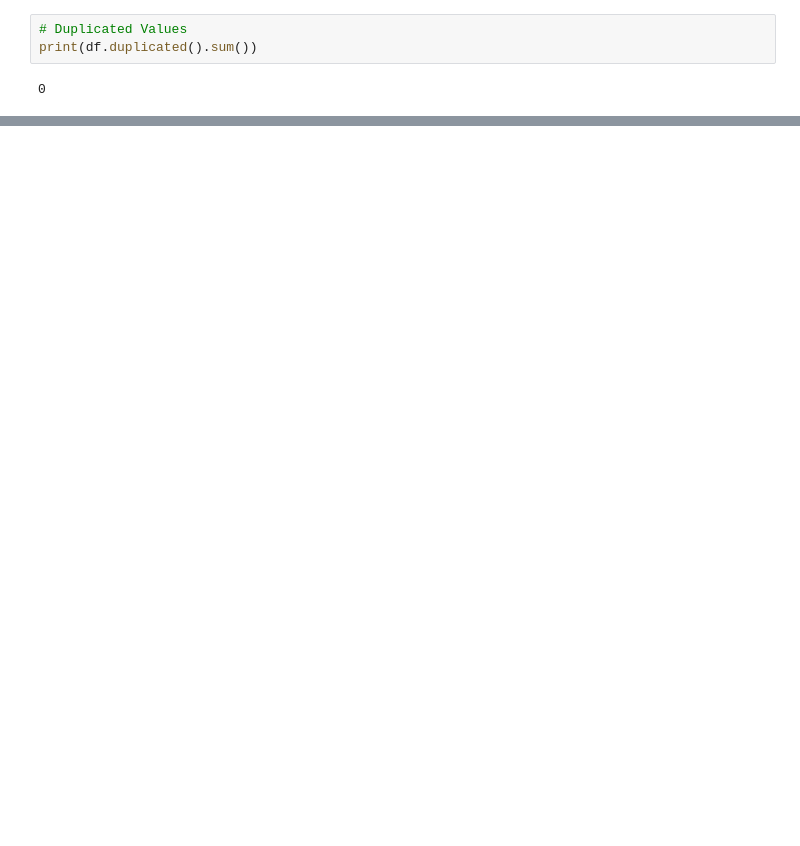
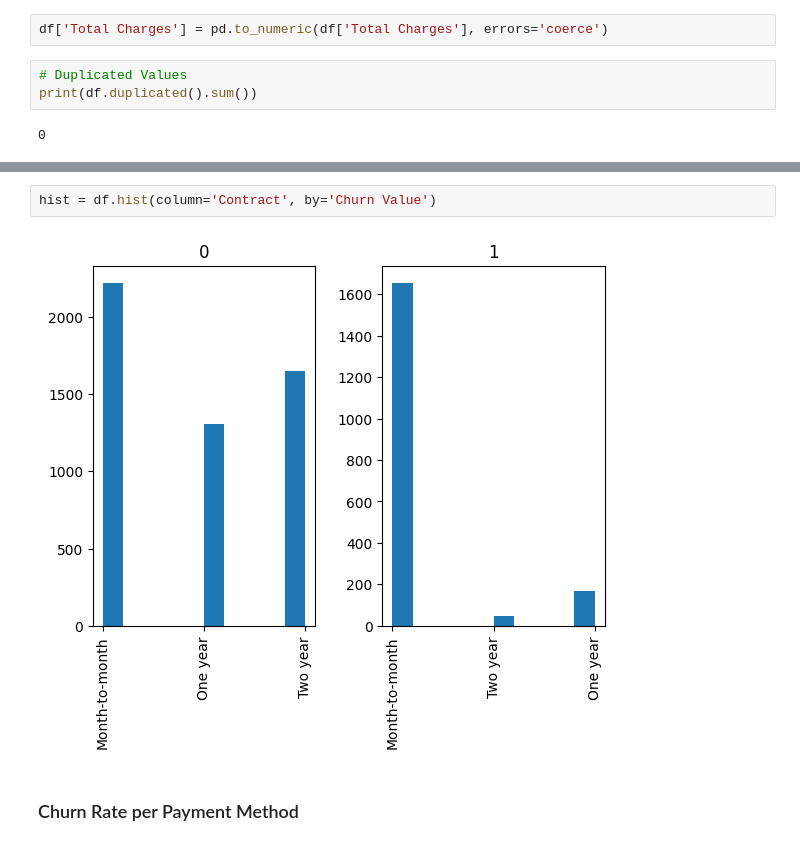
Before and after one commit to Reyal335/Telco-churn-analysis, a Jupyter notebook: notebooks/01_eda.ipynb, the cells around one changed output, grey strips where cells are left out. Cells and saved outputs as stored; diff of their text form; blank space fills up the shorter version.

```diff
--- a/notebooks/01_eda.ipynb
+++ b/notebooks/01_eda.ipynb
@@ -128,3 +136,5 @@ dtype: float64
+# %%
+df['Total Charges'] = pd.to_numeric(df['Total Charges'], errors='coerce')
 # %%
 # Duplicated Values
 print(df.duplicated().sum())
@@ -132,0 +176,6 @@ print(df.duplicated().sum())
+# %%
+hist = df.hist(column='Contract', by='Churn Value')
+# %% [output]
+[figure, added]
+# %% [markdown]
+### Churn Rate per Payment Method
```
Also changed, not shown: parts of 14 cells of this notebook.
